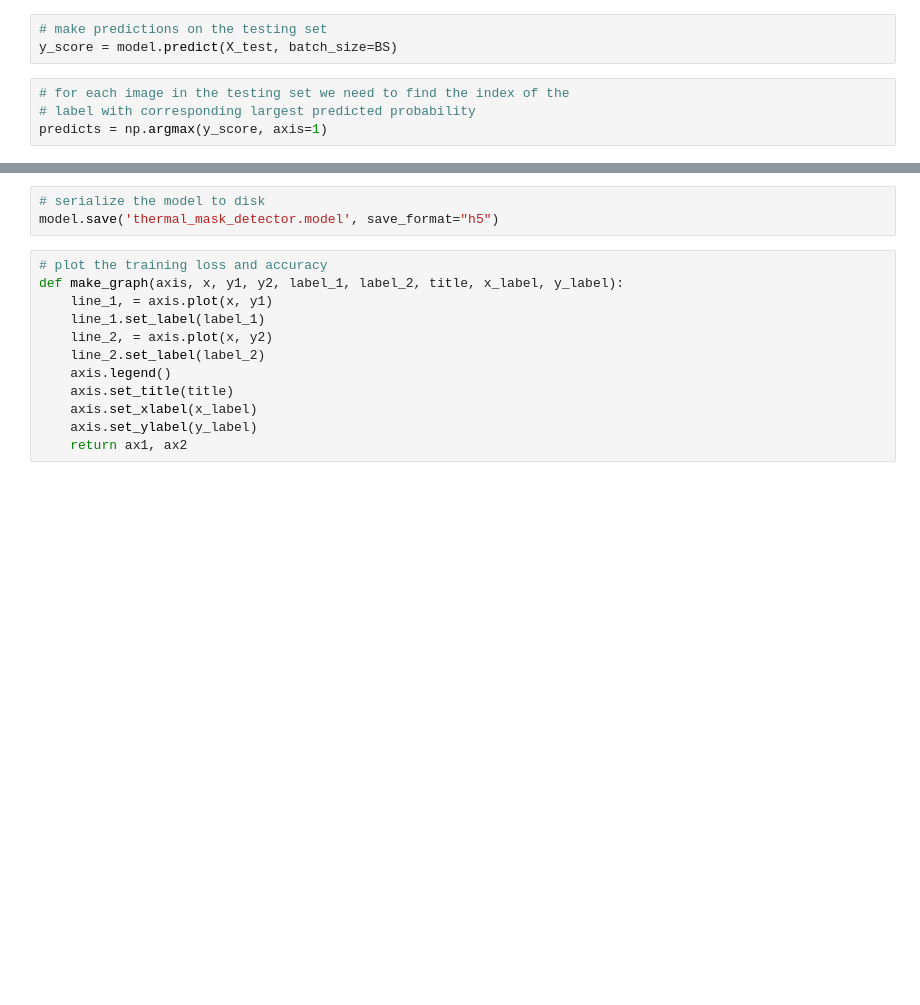
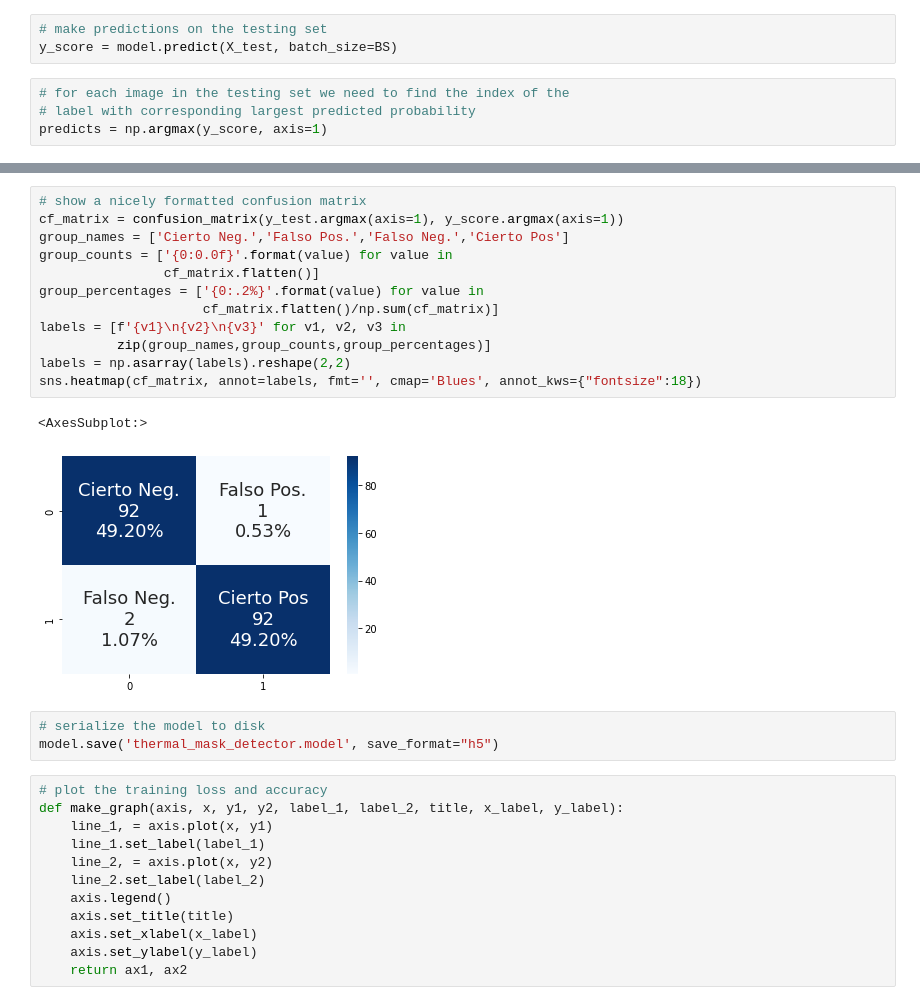
Before and after one commit to PacoV3/thermal-mask, a Jupyter notebook: train_thermal_mask.ipynb, the cells around one changed output, grey strips where cells are left out. Drawn from its saved outputs; the diff is of its cells as text; blank space fills up the shorter version.

Commit message:
Changes for confusion matrix

```diff
--- a/train_thermal_mask.ipynb
+++ b/train_thermal_mask.ipynb
@@ -191,3 +183,18 @@ weighted avg       1.00      1.00      1.00       187
+# %%
+# show a nicely formatted confusion matrix
+cf_matrix = confusion_matrix(y_test.argmax(axis=1), y_score.argmax(axis=1))
+group_names = ['Cierto Neg.','Falso Pos.','Falso Neg.','Cierto Pos']
+group_counts = ['{0:0.0f}'.format(value) for value in
+                cf_matrix.flatten()]
+group_percentages = ['{0:.2%}'.format(value) for value in
+                     cf_matrix.flatten()/np.sum(cf_matrix)]
+labels = [f'{v1}\n{v2}\n{v3}' for v1, v2, v3 in
+          zip(group_names,group_counts,group_percentages)]
+labels = np.asarray(labels).reshape(2,2)
+sns.heatmap(cf_matrix, annot=labels, fmt='', cmap='Blues', annot_kws={"fontsize":18})
+# %% [output]
+<AxesSubplot:>
+[figure, added]
 # %%
 # serialize the model to disk
 model.save('thermal_mask_detector.model', save_format="h5")
```
Also changed, not shown: parts of 10 cells of this notebook, 6 other files.
